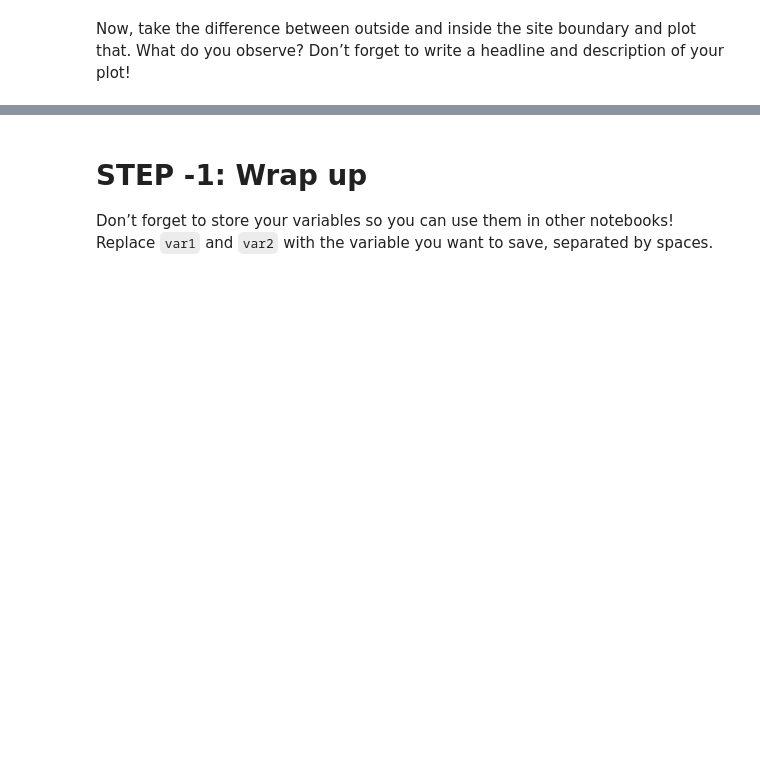
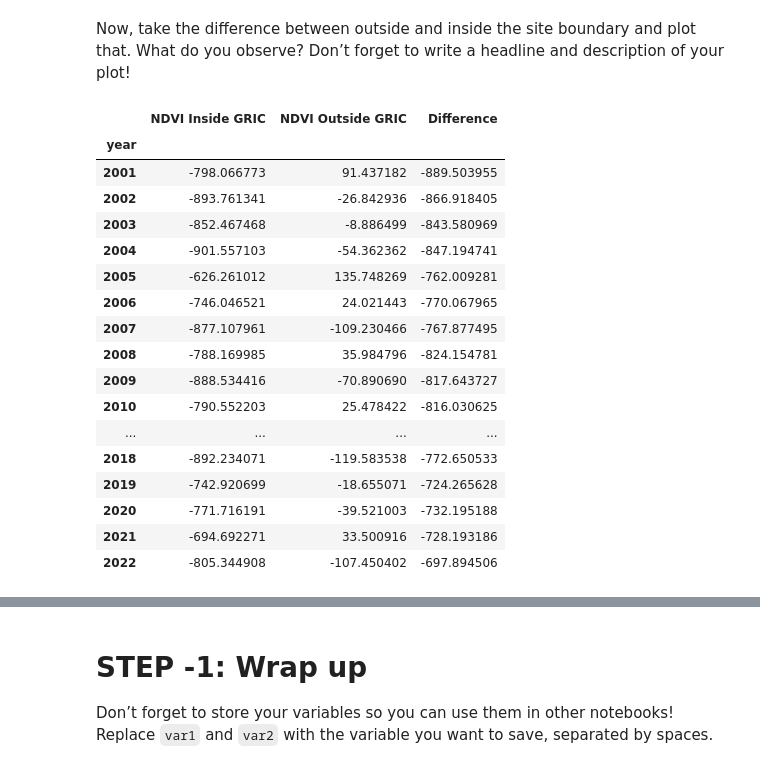
Before and after one commit to earthlab-education/04-vegetation-rainihelmstadter, a Jupyter notebook: notebooks/vegetation-04-summarize.ipynb, the cells around one changed output, grey strips where cells are left out. Cells and saved outputs as stored; diff of their text form; code cells hidden in the pictures; blank space fills up the shorter version.

```diff
--- a/notebooks/vegetation-04-summarize.ipynb
+++ b/notebooks/vegetation-04-summarize.ipynb
@@ -240,12 +125,13 @@ Reservation on the same plot.</p></div></div>
 # %% [markdown]
 #### Based on the explicit bullet point instructions, we're just taking the annual mean, not the July means. I''ve run into a bunch of trouble trying to get annual July means (it seems like there's no July data after 2005), so I dropped the monthly component and now things work as expected. My graphs match what's shown on the website, so I'm sticking with just annual means. Unfortunate that things were confusing in the instructions here.
 # %%
-# Compute mean annual NDVI (not july)
+# Compute mean annual NDVI (not july - this matches video and website)
 # I had miscounted the dates in part 2, but have fixed that and this works now.
 
 # Inside
-ndvi_in_july_mean = (
-    ndvi_in#.sel(date=ndvi_in['date'].dt.month.isin([7]))
+ndvi_in_mean_df = (ndvi_in
+
+    #.sel(date=ndvi_in['date'].dt.month.isin([7]))
     # Select NDVI data in July; I've commented this out so the
     # analysis works
 
@@ -254,12 +140,14 @@ ndvi_in_july_mean = (
 
     # Now take the mean across all dimensions
     .mean(...)
+    .to_dataframe()
     )
 
 # Outside
-ndvi_out_july_mean = (
+ndvi_out_mean_df = (
     ndvi_out#.sel(date=ndvi_out['date'].dt.month.isin([7]))
     .groupby('date.year')
-    .mean(dim='date')
+    .mean(...)
+    .to_dataframe()
     )
 # %%
@@ -330,0 +176,8 @@ ndvi_out_j_df = ndvi_out_july_mean.NDVI.to_dataframe()
+# %%
+# Join the inside and outside DFs
+
+ndvi_df = (ndvi_in_mean_df[['NDVI']]
+           .join(ndvi_out_mean_df[['NDVI']],
+                 lsuffix=' Inside GRIC',
+                 rsuffix=' Outside GRIC'))
+ndvi_df
@@ -333,4 +211,25 @@ Now, take the difference between outside and inside the site boundary
 and plot that. What do you observe? Don’t forget to write a headline and
 description of your plot!
 # %%
-# Plot difference inside and outside the boundary
+# Calculate the difference inside and outside
+ndvi_df['Difference'] = ndvi_df['NDVI Inside GRIC'] - ndvi_df['NDVI Outside GRIC']
+ndvi_df
+# %% [output]
+|  | NDVI Inside GRIC | NDVI Outside GRIC | Difference |
+| year |  |  |  |
+| 2001 | -798.066773 | 91.437182 | -889.503955 |
+| 2002 | -893.761341 | -26.842936 | -866.918405 |
+| 2003 | -852.467468 | -8.886499 | -843.580969 |
+| 2004 | -901.557103 | -54.362362 | -847.194741 |
+| 2005 | -626.261012 | 135.748269 | -762.009281 |
+| 2006 | -746.046521 | 24.021443 | -770.067965 |
+| 2007 | -877.107961 | -109.230466 | -767.877495 |
+| 2008 | -788.169985 | 35.984796 | -824.154781 |
+| 2009 | -888.534416 | -70.890690 | -817.643727 |
+| 2010 | -790.552203 | 25.478422 | -816.030625 |
+| ... | ... | ... | ... |
+| 2018 | -892.234071 | -119.583538 | -772.650533 |
+| 2019 | -742.920699 | -18.655071 | -724.265628 |
+| 2020 | -771.716191 | -39.521003 | -732.195188 |
+| 2021 | -694.692271 | 33.500916 | -728.193186 |
+| 2022 | -805.344908 | -107.450402 | -697.894506 |
```
Also changed, not shown: parts of 12 cells of this notebook, 2 other files.
